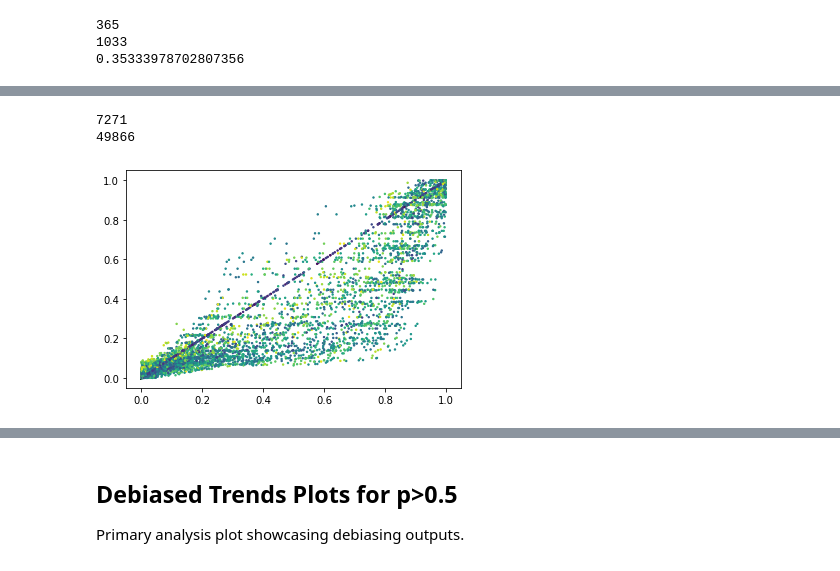
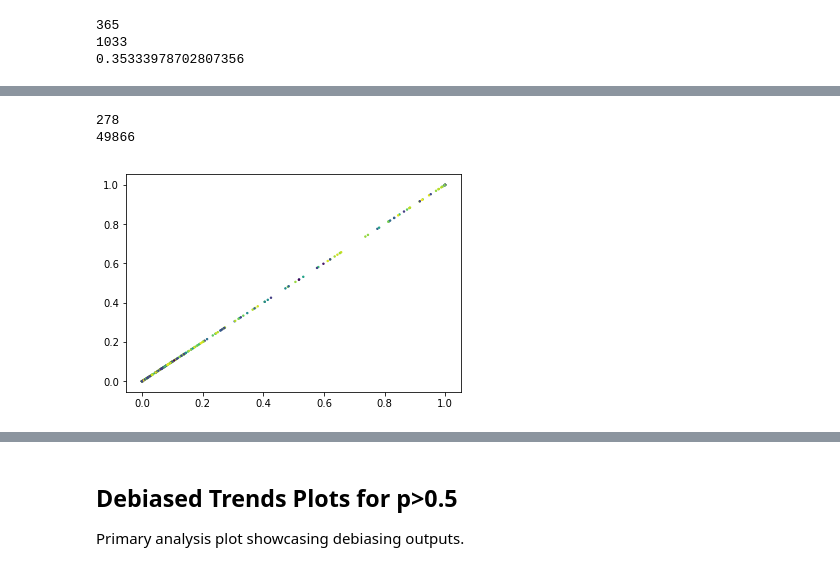
Before and after one commit to leeskelvin/gamakidsgz, a Jupyter notebook: outputs/debiasing/debiasing_new.ipynb, the cells around one changed output, grey strips where cells are left out. Cells and saved outputs as stored; diff of their text form; code cells hidden in the pictures.

```diff
--- a/outputs/debiasing/debiasing_new.ipynb
+++ b/outputs/debiasing/debiasing_new.ipynb
@@ -688,24 +674,24 @@ class Sample():
         self.Mag_limit = Mag_limit
         return in_vl
 
-    def z_slices(self):
-        in_vl = self.volume_limited_sample()
-        lower_z_limits = [volume_redshift_bounds[0],
-                          volume_redshift_bounds[1]]
-        upper_z_limits = [volume_redshift_bounds[-2],
-                          volume_redshift_bounds[-1]]
-        in_lo_z = np.all([self.all_data[z_column]
-                          >= lower_z_limits[0],
-                          self.all_data[z_column]
-                          <= lower_z_limits[1]],
-                         axis=0)
-        in_hi_z = np.all([self.all_data[z_column]
-                          >= upper_z_limits[0],
-                          self.all_data[z_column]
-                          <= upper_z_limits[1]],
-                         axis=0)
-        return ((in_vl*in_lo_z).astype(bool),
-                (in_vl*in_hi_z).astype(bool))
+#     def z_slices(self):
+#         in_vl = self.volume_limited_sample()
+#         lower_z_limits = [volume_redshift_bounds[0],
+#                           volume_redshift_bounds[1]]
+#         upper_z_limits = [volume_redshift_bounds[-2],
+#                           volume_redshift_bounds[-1]]
+#         in_lo_z = np.all([self.all_data[z_column]
+#                           >= lower_z_limits[0],
+#                           self.all_data[z_column]
+#                           <= lower_z_limits[1]],
+#                          axis=0)
+#         in_hi_z = np.all([self.all_data[z_column]
+#                           >= upper_z_limits[0],
+#                           self.all_data[z_column]
+#                           <= upper_z_limits[1]],
+#                          axis=0)
+#         return ((in_vl*in_lo_z).astype(bool),
+#                 (in_vl*in_hi_z).astype(bool))
 # %%
 # sample bin class
 class Bins():
@@ -1173,9 +1159,9 @@ def debias_data(sample, fitted_k, fitted_c, function_,
     fv_debiased_output = np.zeros(len(sample.all_data)) + null_value
     fv_debiased_output[sample.p_mask] = fv_debiased
     if np.max(fv) > 1:
-        import IPython; IPython.embed()
+        raise ValueError('A value in fv_output is >1!')
     if np.max(fv_debiased) > 1:
-        import IPython; IPython.embed()
+        raise ValueError('A value in fv_debiased_output is >1!')
     return fv_output, fv_debiased_output
 # %%
 # This module does the abundance matching on a bin-by-bin basis,
@@ -1571,17 +1566,17 @@ print(len(samp))
 # %%
-samp = (data_deb['edgeon_deb_psamp']==1) & (data_deb['absmag_r']>=-19.54) # & (data_deb['Z_TONRY']< 0.050)
+samp = (data_deb['edgeon_deb_psamp']==1) & (data_deb['absmag_r']>=-19.54) & (data_deb['Z_TONRY']< 0.025)
 ax = plt.subplot(111)
 ax.scatter(data_deb['edgeon_yes_clean_frac'][samp],
            data_deb['edgeon_yes_deb_frac'][samp],
            c=data_deb['Z_TONRY'][samp], s=2)
 # ax.set_xlim((0,1))
 # ax.set_ylim((0,1))
 print(sum(samp))
 print(len(samp))
 # %% [output]
-7271
+278
 49866
-[figure, old version]
+[figure, new version]
 # %%
 samp = (data_deb['spiral_deb_psamp']==1) & (data_deb['absmag_r']>=-19.54) & (data_deb['Z_TONRY']< 0.5)
 ax = plt.subplot(111)
```
Also changed, not shown: parts of 14 cells of this notebook, 2 other files.
